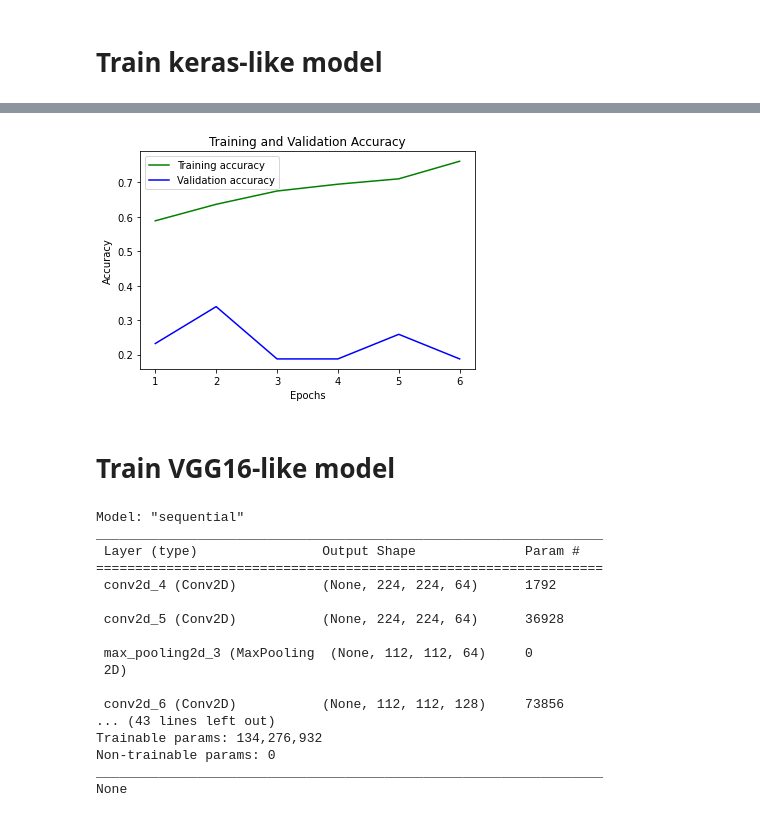
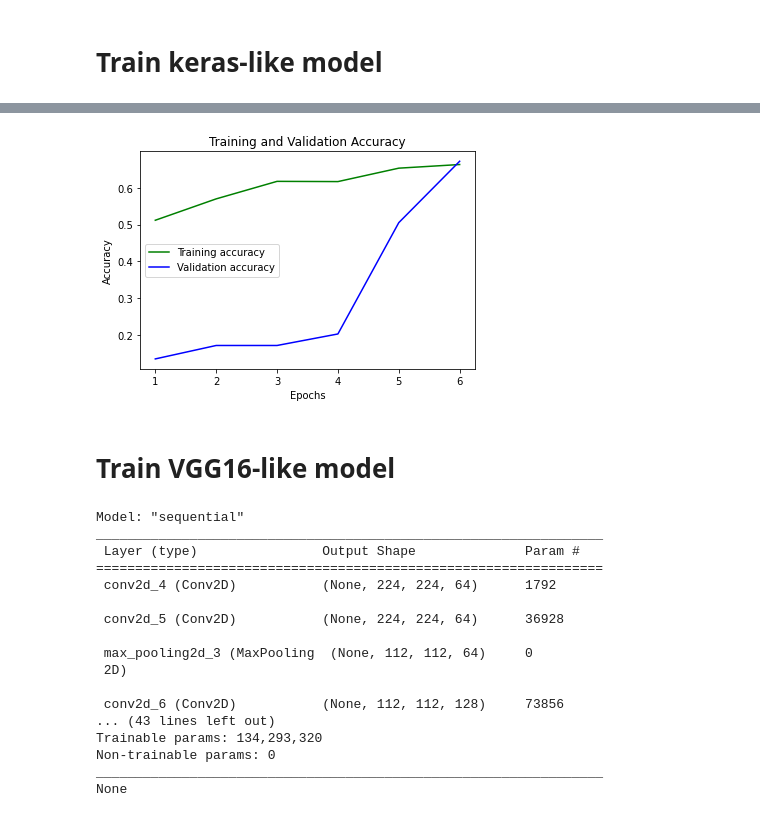
Before and after one commit to JustusRen/Generative-Adversarial-Training, a Jupyter notebook: train_classification_model.ipynb, the cells around one changed output, grey strips where cells are left out. Cells and saved outputs as stored; diff of their text form; code cells hidden in the pictures.

Commit message:
generated models and adversarial data

```diff
--- a/train_classification_model.ipynb
+++ b/train_classification_model.ipynb
@@ -62,7 +62,7 @@ def create_plot(model, model_name):
 # %% [markdown]
 # Load the data
 # %%
-path = Path("test_data_smaller")
+path = Path("test_data")
 df = pd.read_csv(path/'artists.csv')
 # %% [markdown]
 # Check the distribution of the data
@@ -306,7 +310,7 @@ model_keras.save(Path('model_keras_test_smaller.h5'))
 # %%
-create_plot(model_keras, 'model_keras_test_smaller')
+create_plot(model_keras, 'model_keras_test')
 # %% [output]
-[figure, old version]
+[figure, new version]
 # %% [markdown]
 # Train VGG16-like model
 # %%
@@ -325,7 +329,7 @@ _________________________________________________________________
 
  conv2d_6 (Conv2D)           (None, 112, 112, 128)     73856
 ... (43 lines left out)
-Trainable params: 134,276,932
+Trainable params: 134,293,320
 Non-trainable params: 0
 _________________________________________________________________
 None
```
Also changed, not shown: parts of 7 cells of this notebook, 1 other file.
